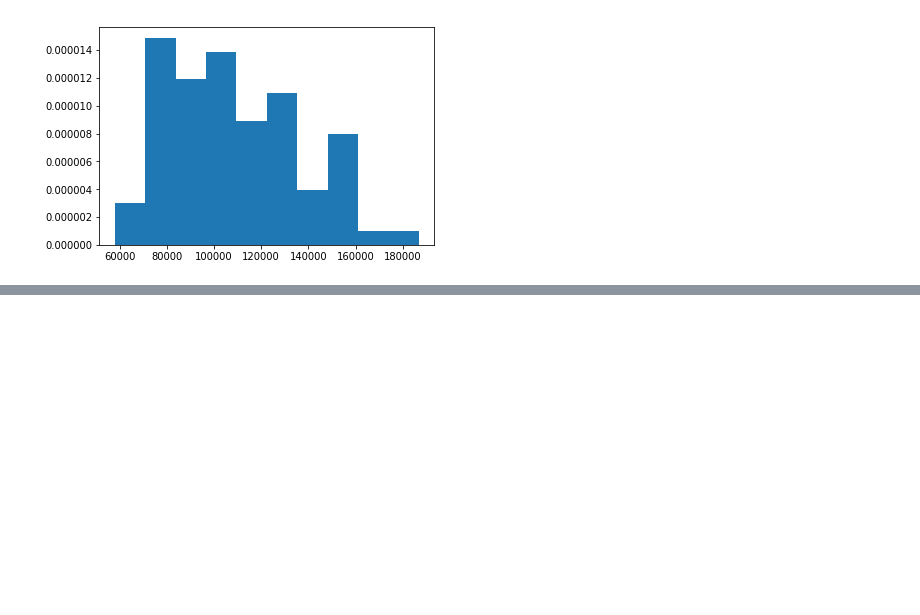
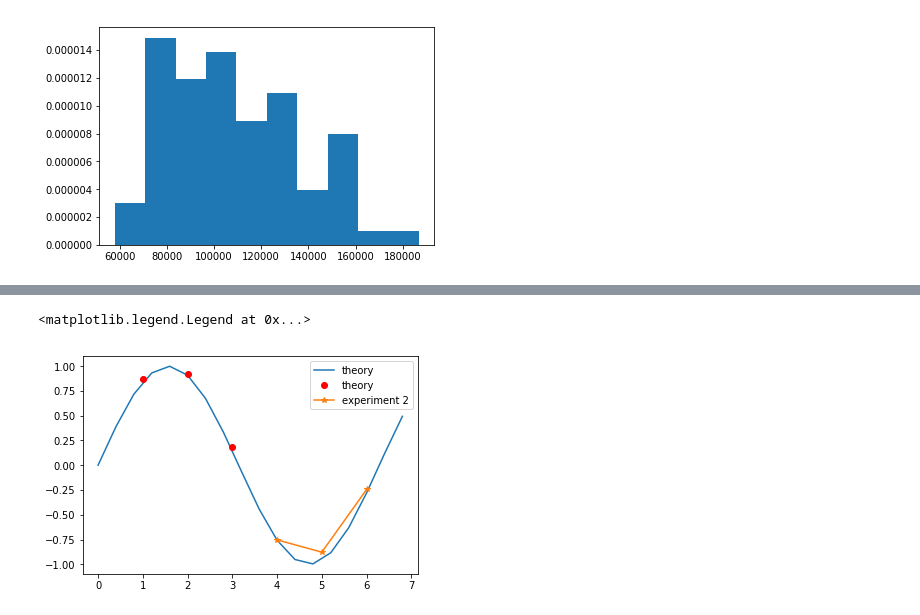
Before and after one commit to roemvaar/intro-data-science-itson-2019, a Jupyter notebook: plotting.ipynb, the cells around one changed output, grey strips where cells are left out. Drawn from its saved outputs; the diff is of its cells as text; code cells hidden in the pictures; blank space fills up the shorter version.

```diff
--- a/plotting.ipynb
+++ b/plotting.ipynb
@@ -174,0 +195,9 @@ plt.hist(df['salary'], bins=10, density=True)
+# %%
+figure()
+p1, = plot(theory_x, theory_y, label='theory')
+p2, = plot(exp1x, exp1, 'ro', label = 'theory')
+p3, = plot(exp2x, exp2, marker='*', label='experiment 2')
+legend()
+# %% [output]
+<matplotlib.legend.Legend at 0x...>
+[figure, added]
```
Also changed, not shown: parts of 3 cells of this notebook.
